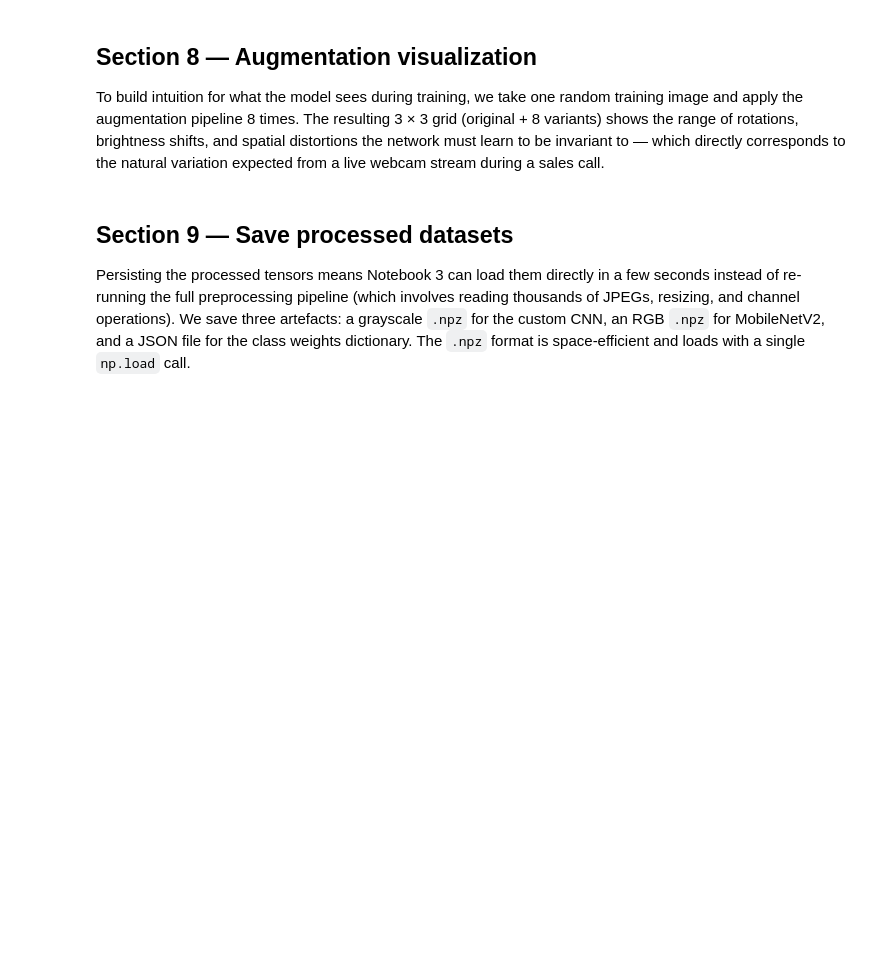
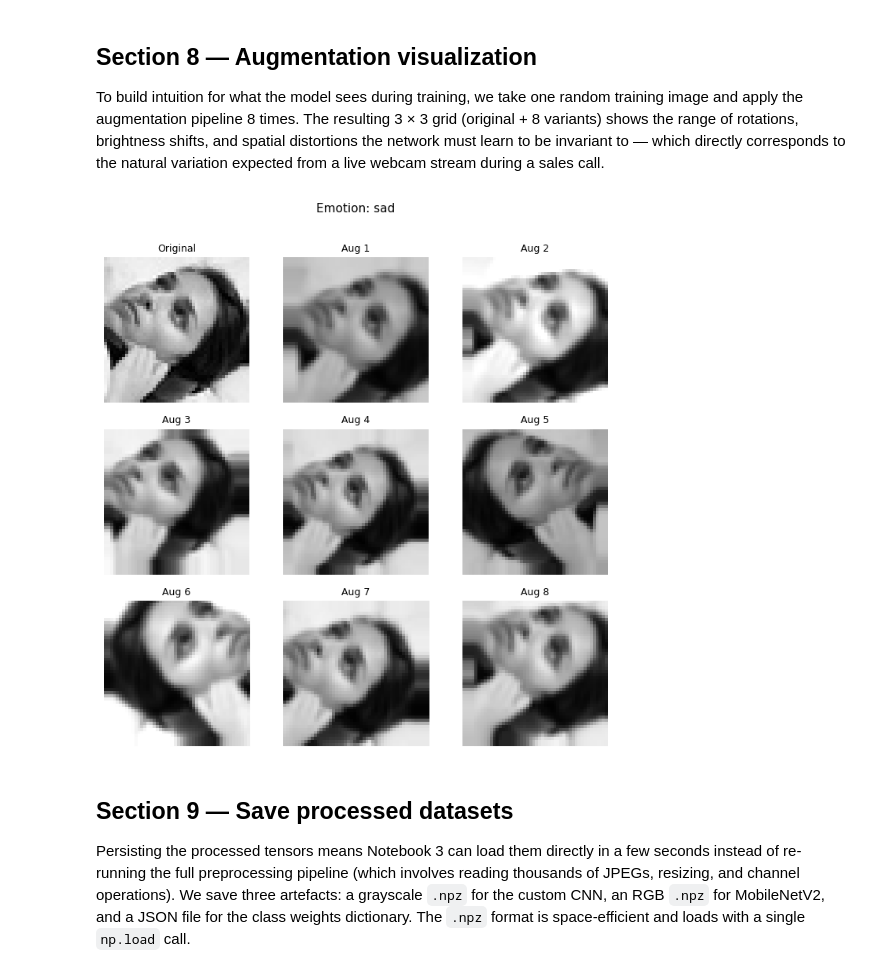
Before and after one commit to JorgePulgar/sales-receptivity-cnn, a Jupyter notebook: notebooks/02_preprocessing.ipynb, the cells around one changed output. Saved outputs shown, nothing was run; the diff lists cells and outputs as text; code cells hidden in the pictures; blank space fills up the shorter version.

```diff
--- a/notebooks/02_preprocessing.ipynb
+++ b/notebooks/02_preprocessing.ipynb
@@ -176,31 +211,28 @@ during a sales call.
 # %%
 import matplotlib.pyplot as plt
 
 rng = np.random.default_rng(SEED)
 idx = rng.integers(len(X_train_gray))
 sample = X_train_gray[idx]                        # (48, 48, 1)
 label_name = config.EMOTION_LABELS[y_train[idx]]
 
-aug_iter = datagen.flow(
-    sample[np.newaxis],   # batch of 1
-    batch_size=1,
-    shuffle=False,
-    seed=SEED,
-)
-augmented = [next(aug_iter)[0] for _ in range(8)]  # list of (48, 48, 1)
+np.random.seed(SEED)
+augmented = [datagen.random_transform(sample) for _ in range(8)]
 
 fig, axes = plt.subplots(3, 3, figsize=(7, 7))
 all_images = [sample] + augmented
 titles = ["Original"] + [f"Aug {i+1}" for i in range(8)]
 
 for ax, img, title in zip(axes.flat, all_images, titles):
     ax.imshow(img.squeeze(), cmap="gray", vmin=0, vmax=1)
     ax.set_title(title, fontsize=9)
     ax.axis("off")
 
 fig.suptitle(f"Emotion: {label_name}", fontsize=11, y=1.01)
 plt.tight_layout()
 plt.show()
+# %% [output]
+[figure, added]
 # %% [markdown]
 ## Section 9 — Save processed datasets
 
```
Also changed, not shown: parts of 12 cells of this notebook, 9 other files.
